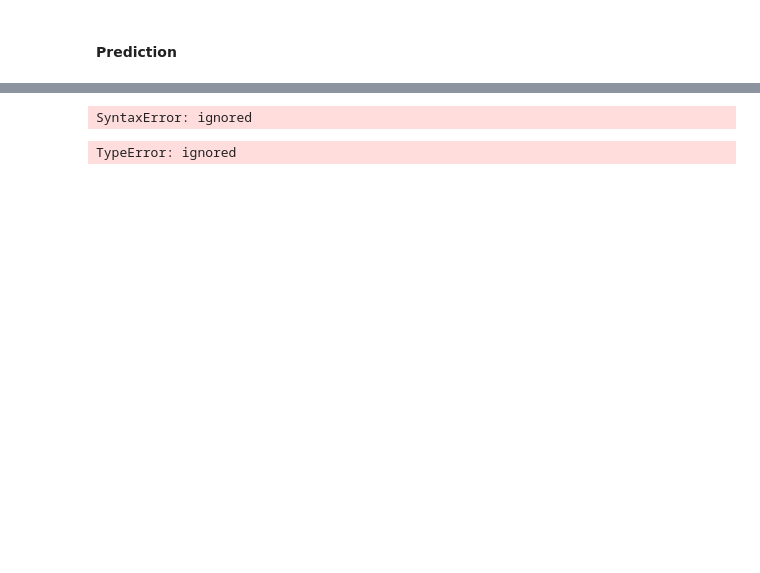
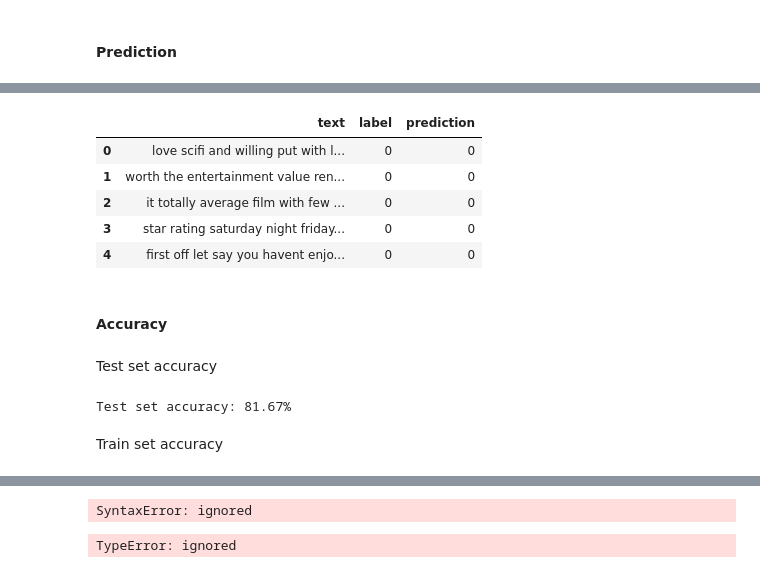
Before and after one commit to christopherdiamana/nlp, a Jupyter notebook: catch_up1.ipynb, the cells around one changed output, grey strips where cells are left out. Cells and saved outputs as stored; diff of their text form; code cells hidden in the pictures; blank space fills up the shorter version.

Commit message:
[UPDATE][ACCURACY] Done

```diff
--- a/catch_up1.ipynb
+++ b/catch_up1.ipynb
@@ -259,3 +256,5 @@ log_prior, log_likelihood
 ### Accuracy on both training and test set
 # %% [markdown]
 #### Converte test imdb to a dataframe
+# %%
+df_imdb_test = pd.DataFrame(data = imdb_test)
@@ -261,0 +272,2 @@ log_prior, log_likelihood
+# %%
+df_imdb_test['text'] = df_imdb_test['text'].apply(pre_treatment)
@@ -265,0 +287,2 @@ test_naive_bayes(test_document, log_prior, log_likelihood, classes, vocabulary)
+# %%
+df_imdb_test['prediction'] = df_imdb_test.apply(lambda row: test_naive_bayes(row['text'], log_prior, log_likelihood, classes, vocabulary), axis=1)
@@ -265,0 +298,11 @@ test_naive_bayes(test_document, log_prior, log_likelihood, classes, vocabulary)
+# %%
+df_imdb_test.head()
+# %% [output]
+|  | text | label | prediction |
+| 0 | love scifi and willing put with l... | 0 | 0 |
+| 1 | worth the entertainment value ren... | 0 | 0 |
+| 2 | it totally average film with few ... | 0 | 0 |
+| 3 | star rating saturday night friday... | 0 | 0 |
+| 4 | first off let say you havent enjo... | 0 | 0 |
+# %% [markdown]
+#### Accuracy
@@ -265,0 +320,9 @@ test_naive_bayes(test_document, log_prior, log_likelihood, classes, vocabulary)
+# %% [markdown]
+Test set accuracy
+# %%
+test_set_accuracy = compute_accuracy(df_imdb_test)
+print(f"Test set accuracy: {test_set_accuracy:.2%}")
+# %% [output]
+Test set accuracy: 81.67%
+# %% [markdown]
+Train set accuracy
```
Also changed, not shown: parts of 17 cells of this notebook.
